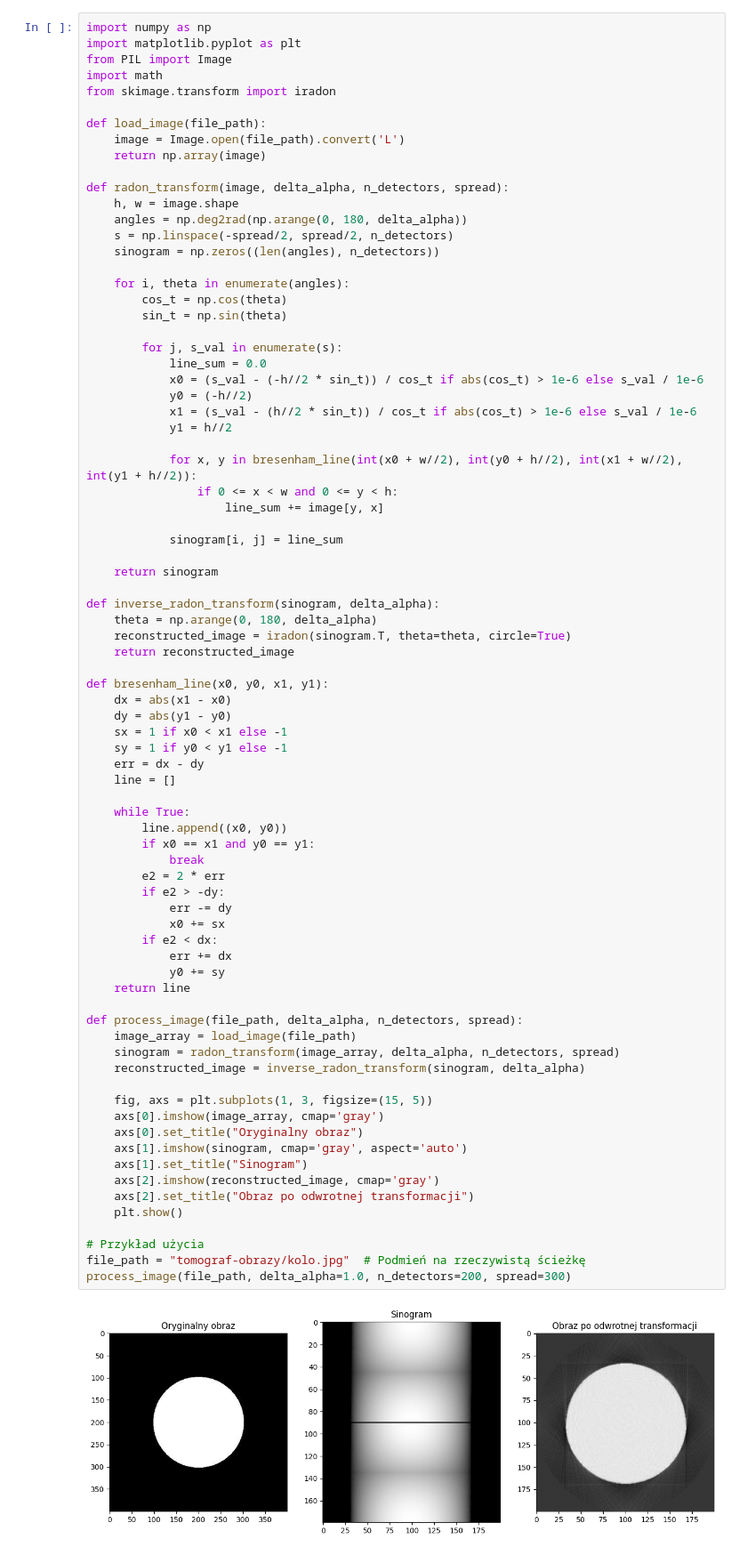
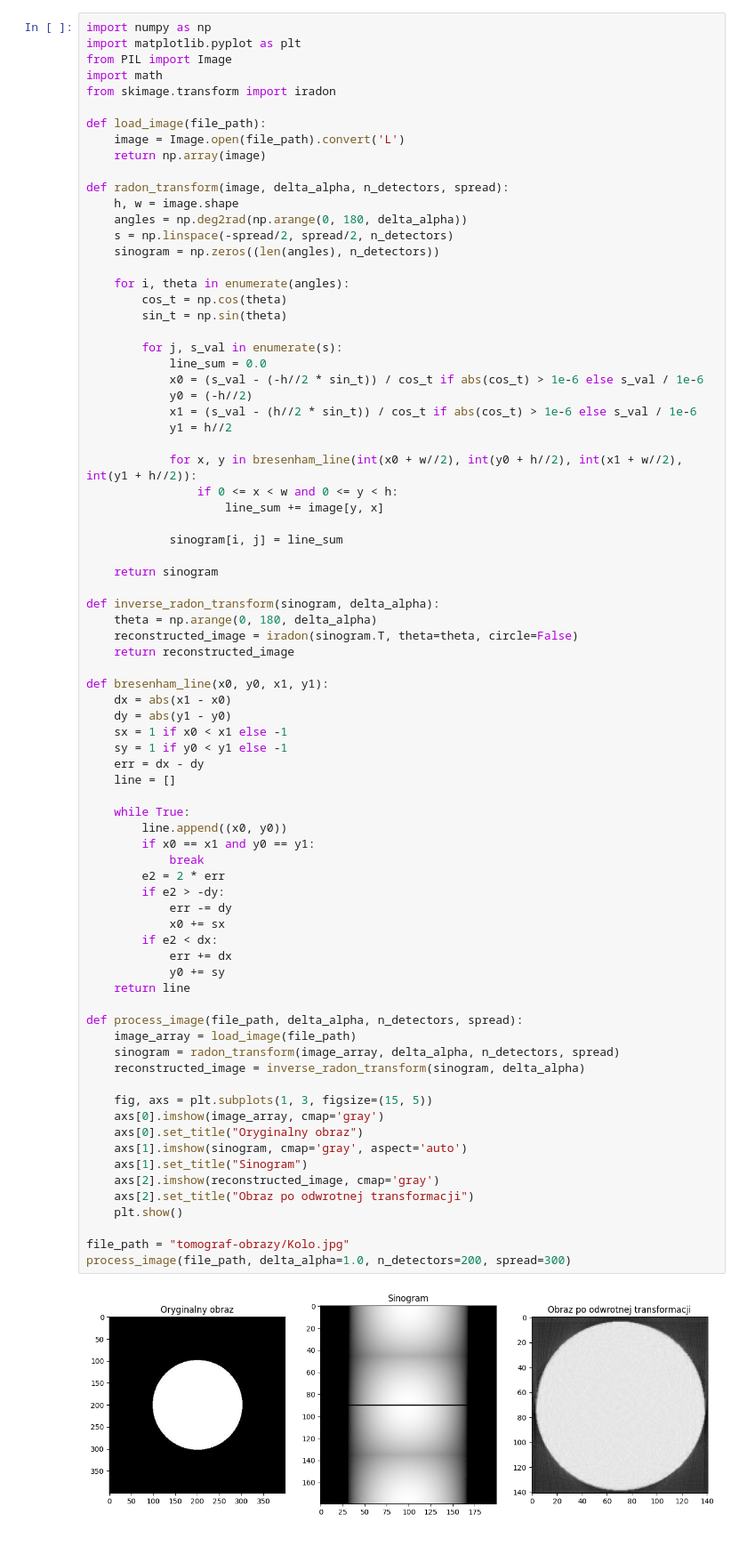
Before and after one commit to Michaszek224/informatykaWMedycynie, a Jupyter notebook: tomograf/tomograf.ipynb, the cells around one changed output. Shown at 89% size. Drawn from its saved outputs; the diff is of its cells as text.

```diff
--- a/tomograf/tomograf.ipynb
+++ b/tomograf/tomograf.ipynb
@@ -36,7 +36,7 @@ def radon_transform(image, delta_alpha, n_detectors, spread):
 
 def inverse_radon_transform(sinogram, delta_alpha):
     theta = np.arange(0, 180, delta_alpha)
-    reconstructed_image = iradon(sinogram.T, theta=theta, circle=True)
+    reconstructed_image = iradon(sinogram.T, theta=theta, circle=False)
     return reconstructed_image
 
 def bresenham_line(x0, y0, x1, y1):
@@ -49,34 +49,33 @@ def bresenham_line(x0, y0, x1, y1):
 
     while True:
         line.append((x0, y0))
         if x0 == x1 and y0 == y1:
             break
         e2 = 2 * err
         if e2 > -dy:
             err -= dy
             x0 += sx
         if e2 < dx:
             err += dx
             y0 += sy
     return line
 
 def process_image(file_path, delta_alpha, n_detectors, spread):
     image_array = load_image(file_path)
     sinogram = radon_transform(image_array, delta_alpha, n_detectors, spread)
     reconstructed_image = inverse_radon_transform(sinogram, delta_alpha)
 
     fig, axs = plt.subplots(1, 3, figsize=(15, 5))
     axs[0].imshow(image_array, cmap='gray')
     axs[0].set_title("Oryginalny obraz")
     axs[1].imshow(sinogram, cmap='gray', aspect='auto')
     axs[1].set_title("Sinogram")
     axs[2].imshow(reconstructed_image, cmap='gray')
     axs[2].set_title("Obraz po odwrotnej transformacji")
     plt.show()
 
-# Przykład użycia
-file_path = "tomograf-obrazy/kolo.jpg"  # Podmień na rzeczywistą ścieżkę
+file_path = "tomograf-obrazy/Kolo.jpg"
 process_image(file_path, delta_alpha=1.0, n_detectors=200, spread=300)
 # %% [output]
-[figure, old version]
+[figure, new version]
 # %%
```
Also changed, not shown: parts of 5 cells of this notebook.
